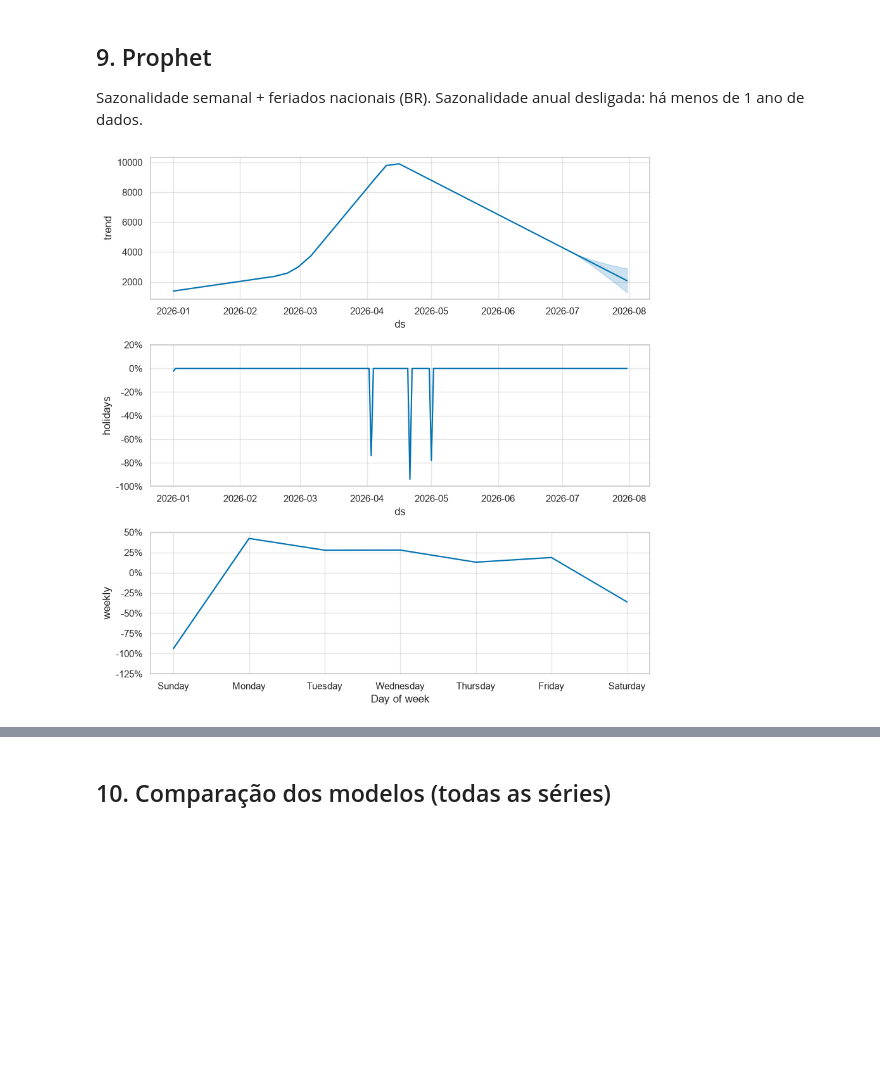
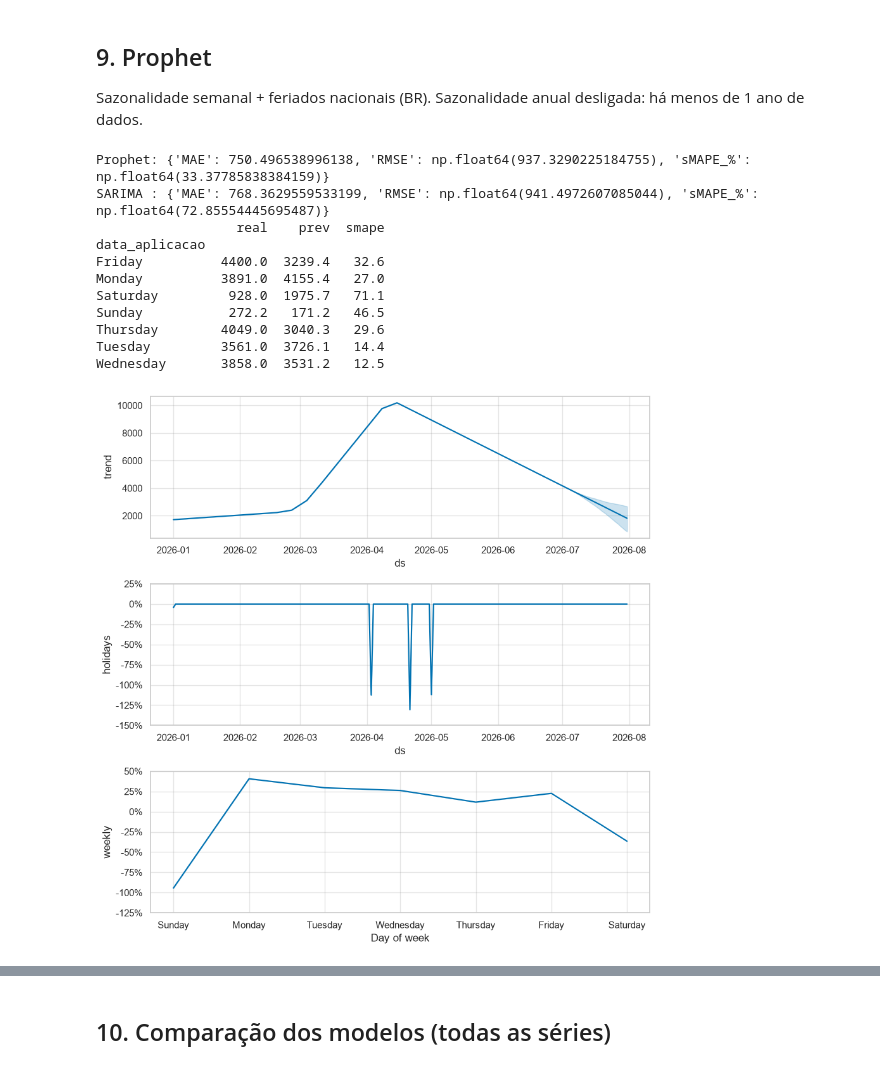
Before and after one commit to Nina-pinheiro/projeto_iv, a Jupyter notebook: notebooks/series_temporais_3.ipynb, the cells around one changed output, grey strips where cells are left out. Cells and saved outputs as stored; diff of their text form; code cells hidden in the pictures; blank space fills up the shorter version.

```diff
--- a/notebooks/series_temporais_3.ipynb
+++ b/notebooks/series_temporais_3.ipynb
@@ -92,0 +105,4 @@ print(df_raw.shape); df_raw.head(10)
+# %%
+# Cópia de trabalho: as correções são aplicadas no df, e o df_raw fica intacto
+df = df_raw.copy()
+print(df.shape)
@@ -280,0 +488,27 @@ sigma2      1.882e+07   7.63e-09   2.47e+15      0.000    1.88e+07    1.88e+07
+# %%
+yhat, nome, m_total = prev_sarima(tr, HORIZONTE)
+print(nome)
+print(m_total.summary().tables[1])
+
+fig = m_total.plot_diagnostics(figsize=(13, 7))
+fig.tight_layout()
+salvar("06_sarima_diagnostico")
+
+# 2) Modelo simples, com as mesmas opções
+with warnings.catch_warnings():
+    warnings.simplefilter("ignore")
+    m_simples = SARIMAX(tr, order=(0,1,1), seasonal_order=(0,1,1,SAZONALIDADE),
+                        enforce_stationarity=False,
+                        enforce_invertibility=False).fit(disp=False)
+yhat_simples = np.clip(m_simples.forecast(HORIZONTE).values, 0, None)
+
+print(m_simples.summary().tables[1])
+print(f"AIC  {nome}: {m_total.aic:.1f} | SARIMA(0,1,1)x(0,1,1,7): {m_simples.aic:.1f}")
+print("Selecionado:", metricas(te, yhat))
+print("Simples    :", metricas(te, yhat_simples))
+
+yhat_sarima, nome_sarima, m_sarima = yhat_simples, "SARIMA(0,1,1)x(0,1,1,7)", m_simples
+
+res = pd.DataFrame({"real": te.values, "prev": yhat_sarima}, index=te.index)
+res["smape"] = 200*abs(res.prev-res.real)/(res.real+res.prev).replace(0, 1)
+print(res.groupby(res.index.day_name())[["real","prev","smape"]].mean().round(1))
@@ -284,28 +570,47 @@ Sazonalidade semanal + feriados nacionais (BR). Sazonalidade anual desligada: h
 # %%
 from prophet import Prophet
 import holidays as hol
 import logging
 logging.getLogger("cmdstanpy").setLevel(logging.ERROR)
 logging.getLogger("cmdstanpy").disabled = True
 
 
 # Tabela de feriados BR, sem repetições
 anos = range(tr.index.min().year, tr.index.max().year + 2)
 feriados_br = pd.DataFrame(
     [(pd.Timestamp(d), nome) for d, nome in hol.Brazil(years=anos).items()],
     columns=["ds", "holiday"]
 ).drop_duplicates(subset="ds").reset_index(drop=True)
 
 def prev_prophet(tr, h, retornar_modelo=False):
     d = tr.astype(float).rename_axis("ds").reset_index(name="y")
     m = Prophet(weekly_seasonality=True, yearly_seasonality=False, daily_seasonality=False,
-                seasonality_mode="multiplicative", changepoint_prior_scale=0.1,
-                holidays=feriados_br)
+                seasonality_mode="multiplicative", holidays=feriados_br,
+                changepoint_range=0.95, changepoint_prior_scale=0.1)
     m.fit(d)
     fc = m.predict(m.make_future_dataframe(periods=h, include_history=False))
-    return (fc, m) if retornar_modelo else fc["yhat"].values
+    return (fc, m) if retornar_modelo else np.clip(fc["yhat"].values, 0, None)
 
 fc, m_p = prev_prophet(tr, HORIZONTE, retornar_modelo=True)
+yhat_prophet = np.clip(fc["yhat"].values, 0, None)
 m_p.plot_components(m_p.predict(m_p.make_future_dataframe(HORIZONTE))); salvar("07_prophet_componentes")
+
+print("Prophet:", metricas(te, yhat_prophet))
+print("SARIMA :", metricas(te, yhat_sarima))
+
+res_p = pd.DataFrame({"real": te.values, "prev": yhat_prophet}, index=te.index)
+res_p["smape"] = 200*abs(res_p.prev-res_p.real)/(res_p.real+res_p.prev).replace(0, 1)
+print(res_p.groupby(res_p.index.day_name())[["real","prev","smape"]].mean().round(1))
 # %% [output]
+Prophet: {'MAE': 750.496538996138, 'RMSE': np.float64(937.3290225184755), 'sMAPE_%': np.float64(33.37785838384159)}
+SARIMA : {'MAE': 768.3629559533199, 'RMSE': np.float64(941.4972607085044), 'sMAPE_%': np.float64(72.85554445695487)}
+                  real    prev  smape
+data_aplicacao
+Friday          4400.0  3239.4   32.6
+Monday          3891.0  4155.4   27.0
+Saturday         928.0  1975.7   71.1
+Sunday           272.2   171.2   46.5
+Thursday        4049.0  3040.3   29.6
+Tuesday         3561.0  3726.1   14.4
+Wednesday       3858.0  3531.2   12.5
-[figure, old version]
+[figure, new version]
```
Also changed, not shown: parts of 29 cells of this notebook, 18 other files.
